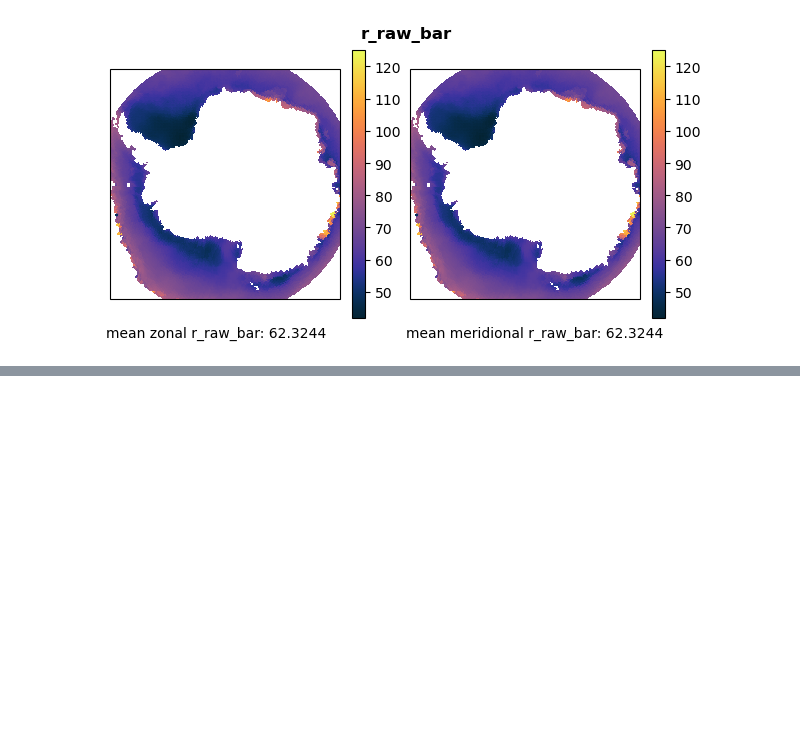
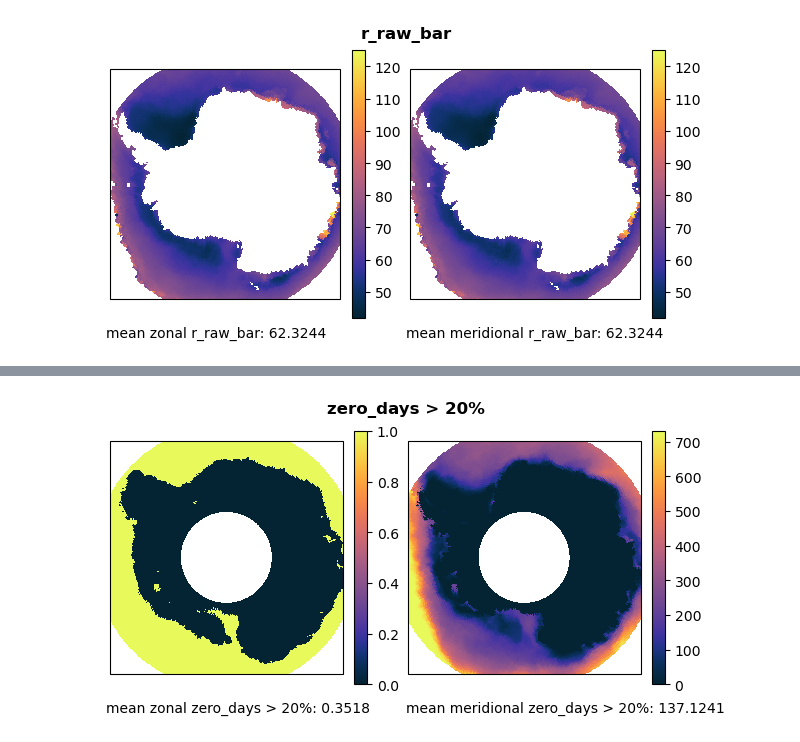
Before and after one commit to jackbassham/thesis-rough, a Jupyter notebook: notebooks/test_mask_bad_points.ipynb, the cells around one changed output, grey strips where cells are left out. Drawn from its saved outputs; the diff is of its cells as text; code cells hidden in the pictures; blank space fills up the shorter version.

Commit message:
masks where ice free > 20, 50, 75, 90, 95 percent time; moving forward with 90 after comparison with near 0 var_true and visual comparison with skill Southern Hemisphere

```diff
--- a/notebooks/test_mask_bad_points.ipynb
+++ b/notebooks/test_mask_bad_points.ipynb
@@ -22,7 +22,8 @@ ua_t0 = x_test[:,0,:,:]
 ua_t0 = x_test[:,1,:,:]
 ci_t1 = x_test[:,2,:,:]
 # %%
-np.shape(u_true)
+nt, nlat, nlon = np.shape(u_true)
+print(np.shape(u_true))
 # %% [output]
 (731, 81, 522)
 # %%
@@ -37,14 +38,14 @@ np.shape(r_raw)
 # %% [output]
 (731, 81, 522)
 # %%
-fnam = '/home/jbassham/jack/thesis-rough/data/regrid/sh/20260107_164301/con_nimbus7_latlon_sh19922020_20260107_164301.npz'
+fnam = '/home/jbassham/jack/thesis-rough/data/regrid/sh/01072026_1643/con_nimbus7_latlon_sh19922020_01072026_1643.npz'
 
 data = np.load(fnam)
 
 # Import the last 731 days of raw concentration (match test indices, present day)
 ci_raw_t0 = data['ci'][-731:,:,:]
 # %%
-fnam = '/home/jbassham/jack/thesis-rough/data/coordinates/sh/20260107_164301/coord_sh19922020_20260107_164301.npz'
+fnam = '/home/jbassham/jack/thesis-rough/data/coordinates/sh/01072026_1643/coord_sh19922020_01072026_1643.npz'
 
 data = np.load(fnam)
 lat = data['lat']
@@ -273,0 +262,4 @@ plot_metric2(zero_days, zero_days, lon, lat, 'zero_days')
+# %%
+# Zero days greater than 20 percent
+zero_days_gr20 = zero_days > nt*.2
+print(zero_days_gr20)
@@ -273,0 +274,4 @@ plot_metric2(zero_days, zero_days, lon, lat, 'zero_days')
+# %%
+plot_metric2(zero_days_gr20, zero_days, lon, lat, 'zero_days > 20%')
+# %% [output]
+[figure, added]
```
Also changed, not shown: parts of 12 cells of this notebook.
